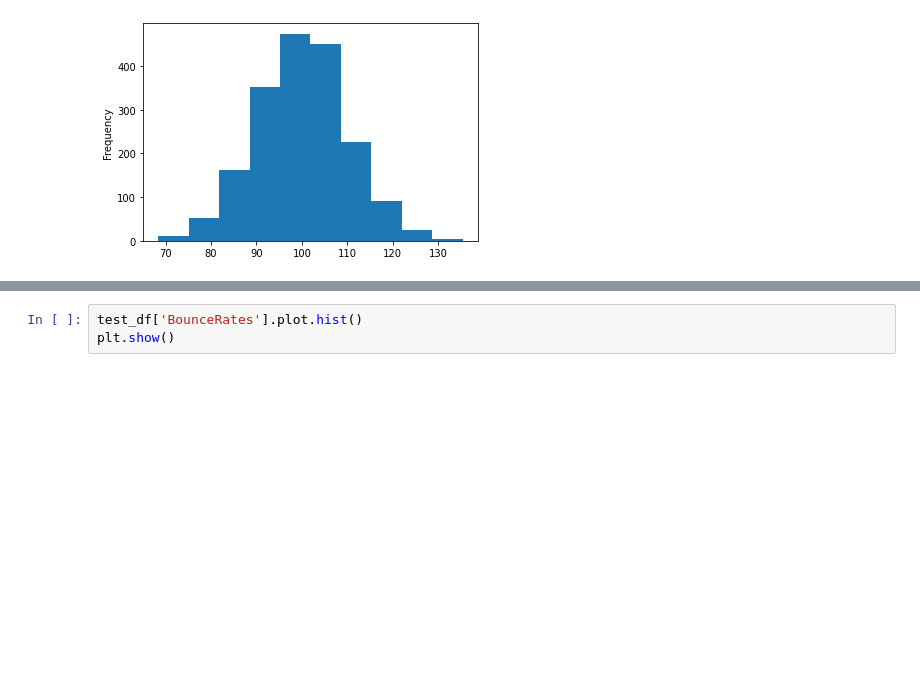
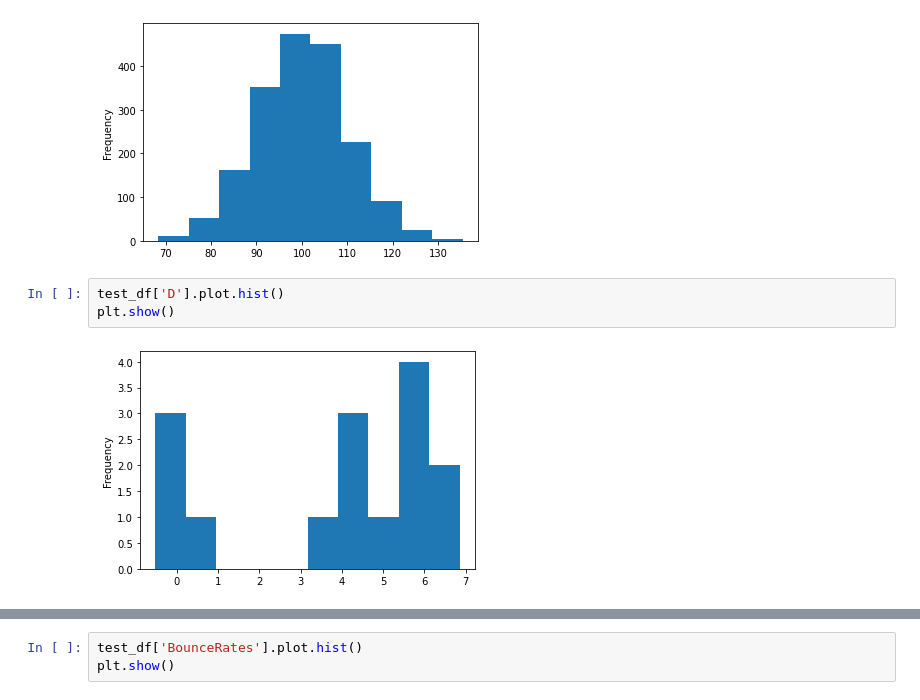
Before and after one commit to daniellepidt/ecommerce-machine-learning, a Jupyter notebook: exploration/explore.ipynb, the cells around one changed output, grey strips where cells are left out. Cells and saved outputs as stored; diff of their text form; blank space fills up the shorter version.

```diff
--- a/exploration/explore.ipynb
+++ b/exploration/explore.ipynb
@@ -44,3 +69,8 @@ test_df['B'].plot.hist()
 plt.show()
 # %% [output]
 [figure]
+# %%
+test_df['D'].plot.hist()
+plt.show()
+# %% [output]
+[figure, added]
```
Also changed, not shown: parts of 31 cells of this notebook.
